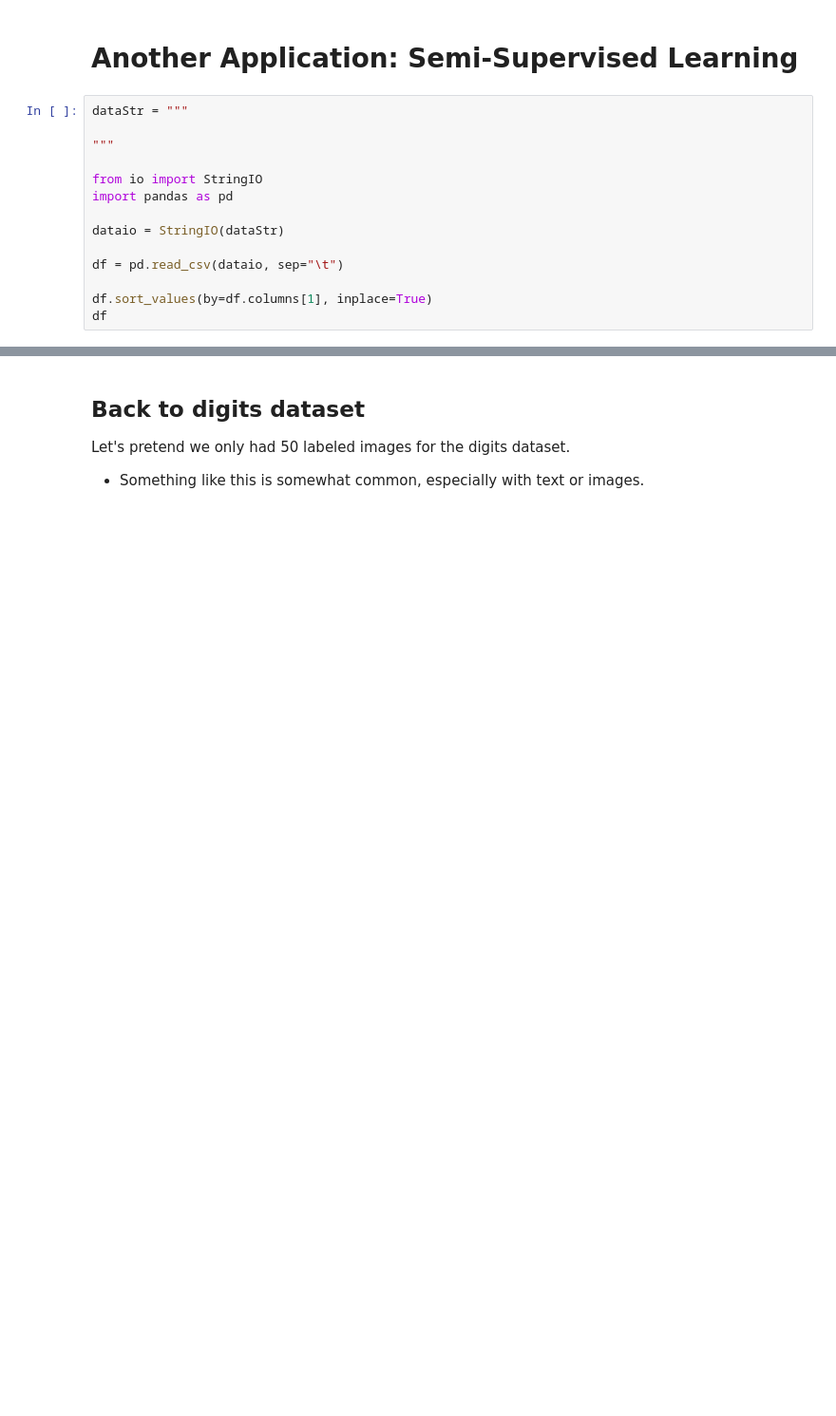
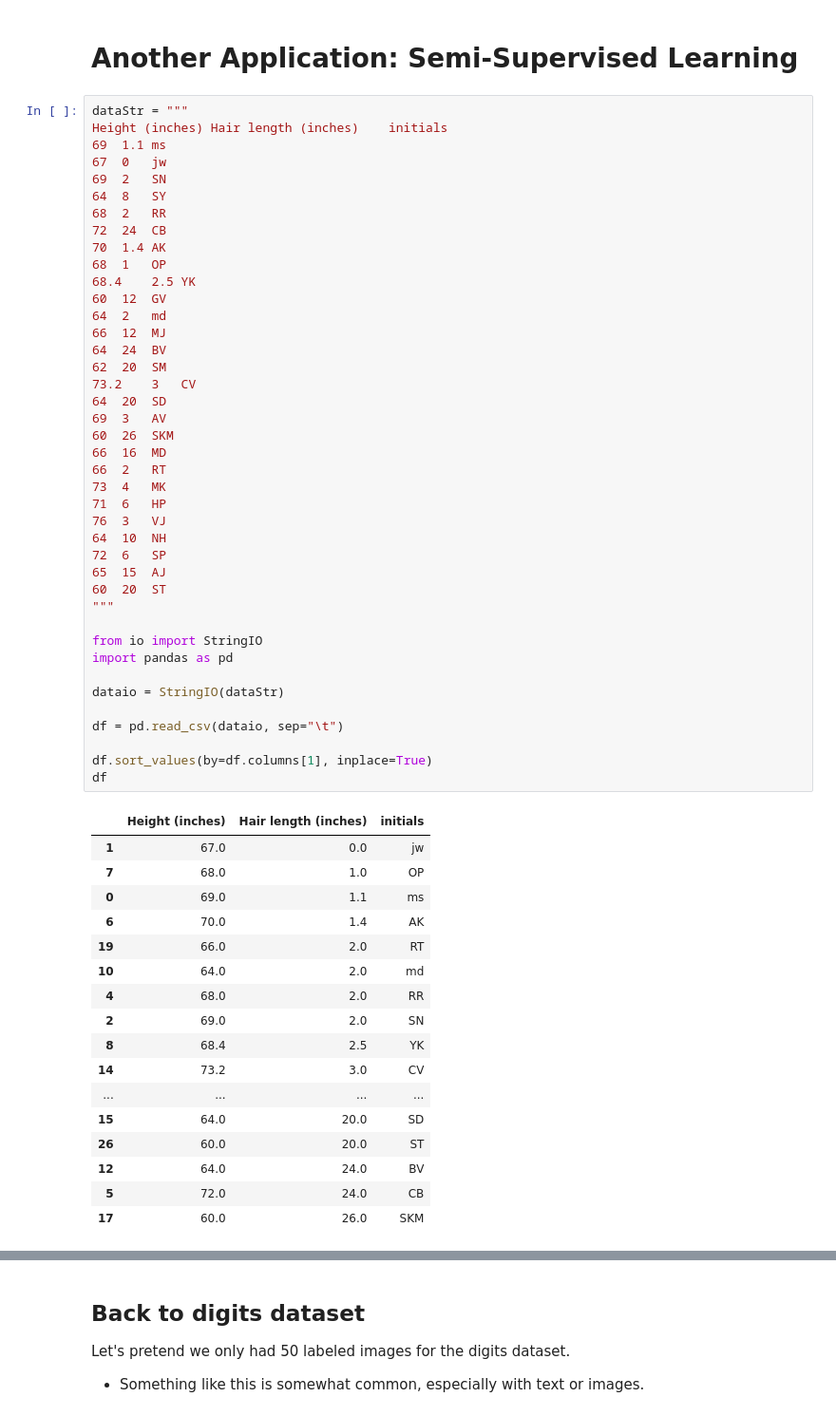
Before and after one commit to msaricaumbc/DS602_Spring2025, a Jupyter notebook: week11 - clustering and unsupervised learning/clustering.ipynb, the cells around one changed output, grey strips where cells are left out. Shown at 95% size. Saved outputs shown, nothing was run; the diff lists cells and outputs as text; blank space fills up the shorter version.

```diff
--- a/week11 - clustering and unsupervised learning/clustering.ipynb
+++ b/week11 - clustering and unsupervised learning/clustering.ipynb
@@ -382,20 +420,65 @@ print(f'Using k-means preprocesser: {p_score:.2%}')
 - We picked $100$ based on literature on this dataset, but you would want to search for the best values.
 # %% [markdown]
 # Another Application: Semi-Supervised Learning
-# %%
-dataStr = """
-
-"""
-
-from io import StringIO
-import pandas as pd
-
-dataio = StringIO(dataStr)
-
-df = pd.read_csv(dataio, sep="\t")
-
-df.sort_values(by=df.columns[1], inplace=True)
-df
+# %%
+dataStr = """
+Height (inches)	Hair length (inches)	initials
+69	1.1	ms
+67	0	jw
+69	2	SN
+64	8	SY
+68	2	RR
+72	24	CB
+70	1.4	AK
+68	1	OP
+68.4	2.5	YK
+60	12	GV
+64	2	md
+66	12	MJ
+64	24	BV
+62	20	SM
+73.2	3	CV
+64	20	SD
+69	3	AV
+60	26	SKM
+66	16	MD
+66	2	RT
+73	4	MK
+71	6	HP
+76	3	VJ
+64	10	NH
+72	6	SP
+65	15	AJ
+60	20	ST
+"""
+
+from io import StringIO
+import pandas as pd
+
+dataio = StringIO(dataStr)
+
+df = pd.read_csv(dataio, sep="\t")
+
+df.sort_values(by=df.columns[1], inplace=True)
+df
+# %% [output]
+|  | Height (inches) | Hair length (inches) | initials |
+| 1 | 67.0 | 0.0 | jw |
+| 7 | 68.0 | 1.0 | OP |
+| 0 | 69.0 | 1.1 | ms |
+| 6 | 70.0 | 1.4 | AK |
+| 19 | 66.0 | 2.0 | RT |
+| 10 | 64.0 | 2.0 | md |
+| 4 | 68.0 | 2.0 | RR |
+| 2 | 69.0 | 2.0 | SN |
+| 8 | 68.4 | 2.5 | YK |
+| 14 | 73.2 | 3.0 | CV |
+| ... | ... | ... | ... |
+| 15 | 64.0 | 20.0 | SD |
+| 26 | 60.0 | 20.0 | ST |
+| 12 | 64.0 | 24.0 | BV |
+| 5 | 72.0 | 24.0 | CB |
+| 17 | 60.0 | 26.0 | SKM |
 # %%
 X = df[['Height (inches)', 'Hair length (inches)']]
 X.head()
```
Also changed, not shown: parts of 64 cells of this notebook, 2 other files.
